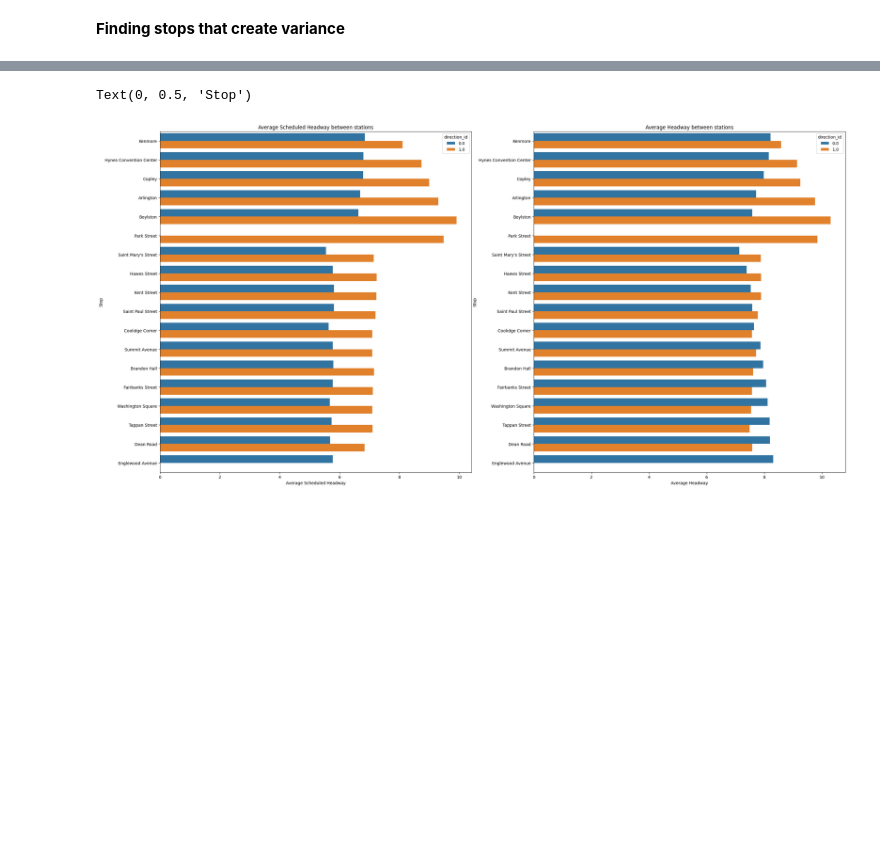
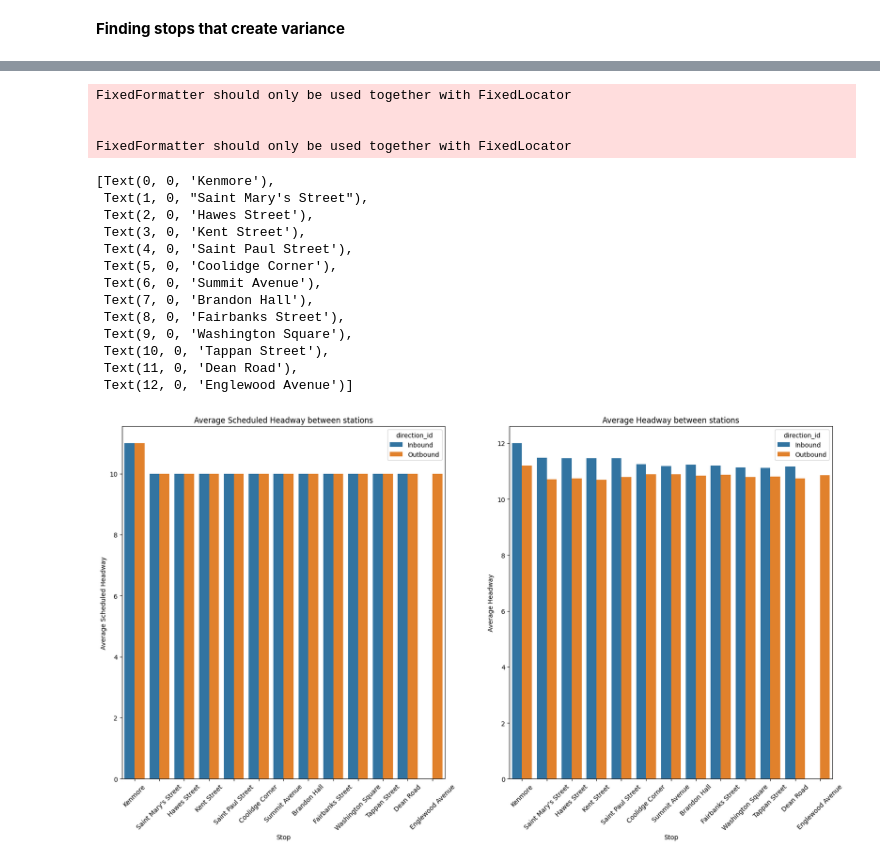
Before and after one commit to kevin-r-murphy/BA888-MBTA, a Jupyter notebook: MBTA_RapidTransit.ipynb, the cells around one changed output, grey strips where cells are left out. Saved outputs shown, nothing was run; the diff lists cells and outputs as text; code cells hidden in the pictures; blank space fills up the shorter version.

```diff
--- a/MBTA_RapidTransit.ipynb
+++ b/MBTA_RapidTransit.ipynb
@@ -584,5 +588,6 @@ stop_times_green_c['sched_diff'] = (pd.to_datetime(stop_times_green_c['departure
 stop_times_green_c.sort_values(by = ['direction_id','stop_id','service_date', 'service_time'], inplace = True)
 stop_times_green_c['actual_diff'] = (pd.to_datetime(stop_times_green_c['service_time'], format="%H:%M:%S") - pd.to_datetime(stop_times_green_c.groupby(['direction_id','stop_id','service_date'])['service_time'].shift(1),format = "%H:%M:%S")).dt.seconds/60
 stop_times_green_c = stop_times_green_c[(stop_times_green_c['departure_time'] > '03:00:00') | (stop_times_green_c['service_time'] > pd.to_datetime('03:00:00').time())]
+stop_times_green_c['direction_id'] = stop_times_green_c['direction_id'].apply(lambda x: 'Inbound' if x == 1 else 'Outbound')
 stop_times_green_c.head()
 # %% [output]
@@ -595,8 +604,9 @@ stop_times_green_c.head()
 # %%
 stop_times_green_c.dropna(inplace = True)
 stop_times_green_c = stop_times_green_c[(stop_times_green_c['sched_diff'] < 60) & (stop_times_green_c['actual_diff'] < 60)]
-stop_times_green_c_out = stop_times_green_c.groupby(['direction_id','stop_id', 'stop_name'])[['sched_diff','actual_diff']].agg(['mean', 'median','std', 'min', 'max', 'count']).reset_index()
+stop_times_green_c_out = stop_times_green_c.groupby(['direction_id','stop_id', 'stop_name'])[['sched_diff','actual_diff', 'headway_mins']].agg(['mean', 'median','std', 'min', 'max', 'count']).reset_index()
 stop_times_green_c_out.columns = ['_'.join(col).strip('_') for col in stop_times_green_c_out.columns.values]
 stop_times_green_c_out = stop_times_green_c_out[stop_times_green_c_out['actual_diff_count'] > 100]
+stop_times_green_c_out = stop_times_green_c_out[~stop_times_green_c_out['stop_name'].isin(['Government Center', 'Hynes Convention Center', 'Copley','Arlington','Boylston', 'Park Street'])]
 stop_times_green_c_out.head()
 # %% [output]
@@ -612,13 +620,31 @@ See the caveats in the documentation: https://pandas.pydata.org/pandas-docs/stab
 # %%
-fig,axs = plt.subplots(ncols=2, figsize = (30,15))
-sns.barplot(data = stop_times_green_c_out.sort_values(by = 'stop_id'),y = 'stop_name', x = 'sched_diff_std',hue = 'direction_id', orient = 'h', ax=axs[0])
-sns.barplot(data = stop_times_green_c_out.sort_values(by = 'stop_id'),y = 'stop_name', x = 'actual_diff_std',hue = 'direction_id', orient = 'h', ax=axs[1])
+fig,axs = plt.subplots(ncols=2, figsize = (20,10))
+sns.barplot(data = stop_times_green_c_out.sort_values(by = 'stop_id'),x = 'stop_name', y = 'sched_diff_median',hue = 'direction_id', ax=axs[0])
+sns.barplot(data = stop_times_green_c_out.sort_values(by = 'stop_id'),x = 'stop_name', y = 'actual_diff_median',hue = 'direction_id', ax=axs[1])
 axs[0].set_title('Average Scheduled Headway between stations')
-axs[0].set_xlabel('Average Scheduled Headway')
-axs[0].set_ylabel('Stop')
+axs[0].set_ylabel('Average Scheduled Headway')
+axs[0].set_xlabel('Stop')
+axs[0].set_xticklabels(axs[0].get_xticklabels(), rotation=45)
 axs[1].set_title('Average Headway between stations')
-axs[1].set_xlabel('Average Headway')
-axs[1].set_ylabel('Stop')
+axs[1].set_ylabel('Average Headway')
+axs[1].set_xlabel('Stop')
+axs[1].set_xticklabels(axs[1].get_xticklabels(), rotation=45)
 # %% [output]
-Text(0, 0.5, 'Stop')
+FixedFormatter should only be used together with FixedLocator
+
+
+FixedFormatter should only be used together with FixedLocator
+[Text(0, 0, 'Kenmore'),
+ Text(1, 0, "Saint Mary's Street"),
+ Text(2, 0, 'Hawes Street'),
+ Text(3, 0, 'Kent Street'),
+ Text(4, 0, 'Saint Paul Street'),
+ Text(5, 0, 'Coolidge Corner'),
+ Text(6, 0, 'Summit Avenue'),
+ Text(7, 0, 'Brandon Hall'),
+ Text(8, 0, 'Fairbanks Street'),
+ Text(9, 0, 'Washington Square'),
+ Text(10, 0, 'Tappan Street'),
+ Text(11, 0, 'Dean Road'),
+ Text(12, 0, 'Englewood Avenue')]
-[figure, old version]
+[figure, new version]
```
Also changed, not shown: parts of 14 cells of this notebook.
